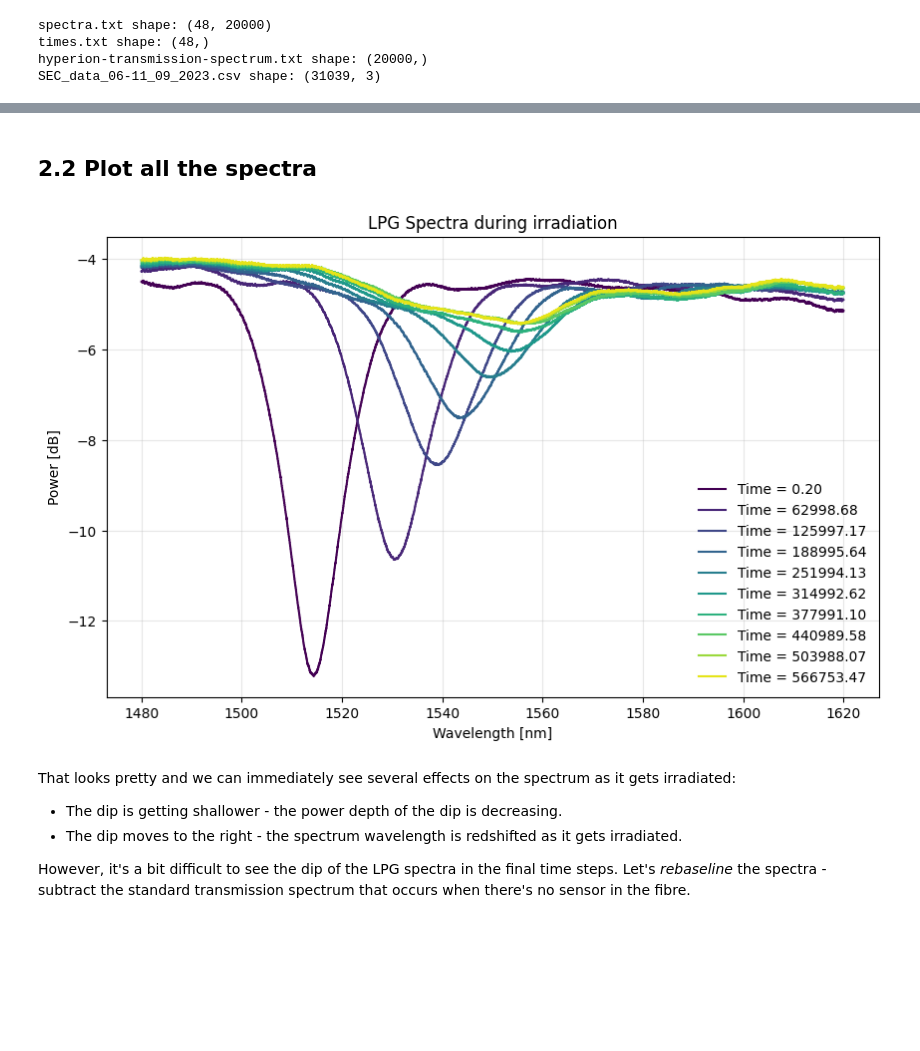
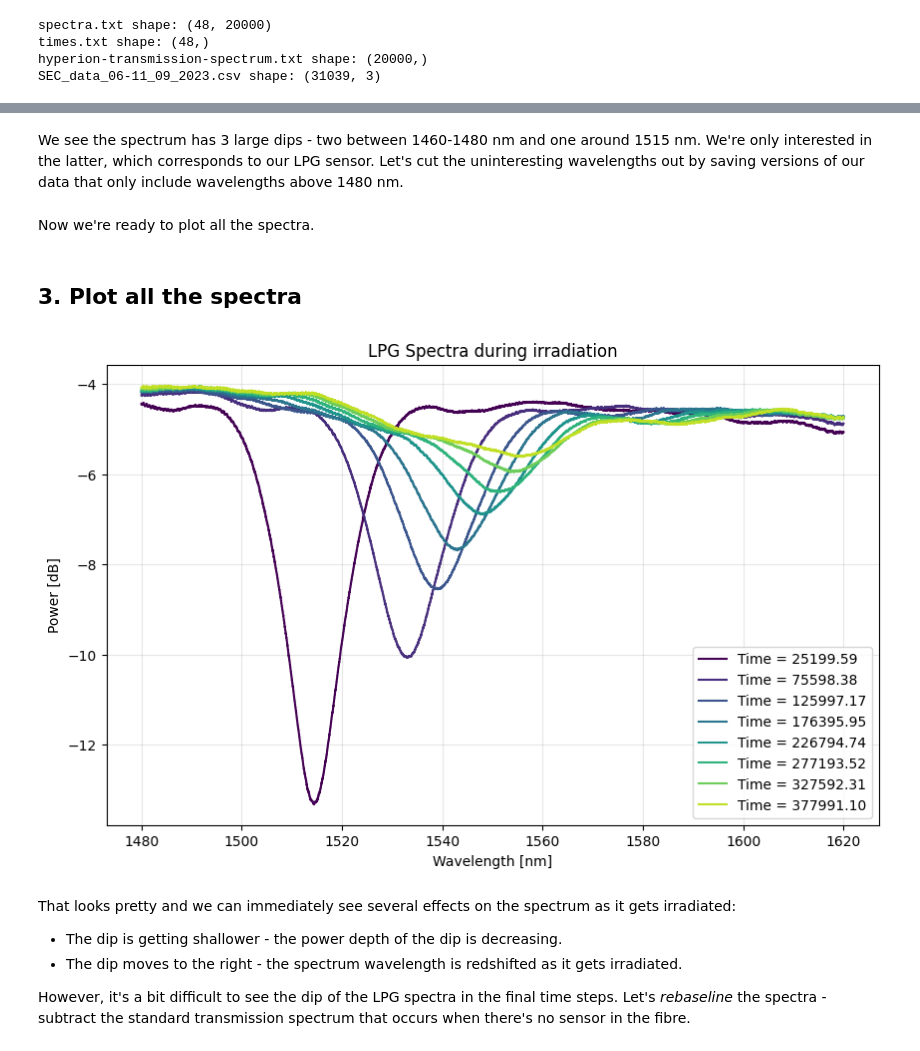
Before and after one commit to rsamconn/Fibre-optics-demo, a Jupyter notebook: fibre-demo.ipynb, the cells around one changed output, grey strips where cells are left out. Cells and saved outputs as stored; diff of their text form; code cells hidden in the pictures; blank space fills up the shorter version.

Commit message:
Reordered notebook, added analysis of time data.

```diff
--- a/fibre-demo.ipynb
+++ b/fibre-demo.ipynb
@@ -78,0 +230,6 @@ wavelengths_LPG_only = wavelengths[2500:]
+# %%
+# Cut the spectra and times data to only include the steps 3-34
+start_index = 2  # Step 3 corresponds to index 2
+end_index = 33   # Step 34 corresponds to index 33
+spectra_cut = spectra[start_index:end_index + 1, :]
+times_cut = times[start_index:end_index + 1]
@@ -79,5 +269,18 @@ wavelengths_LPG_only = wavelengths[2500:]
+# %% [markdown]
+We see the spectrum has 3 large dips - two between 1460-1480 nm and one around 1515 nm.
+We're only interested in the latter, which corresponds to our LPG sensor.
+Let's cut the uninteresting wavelengths out by saving versions of our data that only include wavelengths above 1480 nm.
+# %%
+# Find the index of the first wavelength above 1480 nm
+wavelength_cutoff = np.where(wavelengths >= 1480)[0][0]
+
+# Slice the spectra to only include wavelengths above 1480 nm
+spectra_LPG_only = spectra_cut[:, wavelength_cutoff:]
+wavelengths_LPG_only = wavelengths[wavelength_cutoff:]
+# %% [markdown]
+Now we're ready to plot all the spectra.
 # %% [markdown]
-## 2.2 Plot all the spectra
+## 3. Plot all the spectra
 # %%
 # Function to plot multiple spectra
 import matplotlib.pyplot as plt
@@ -117,9 +320,9 @@ def plot_spectra(time_data, spectral_data, wavelength_data, start_idx, end_idx,
     plt.show()
 # %%
 # Plot all the spectra
-plot_spectra(times, spectra_LPG_only, wavelengths_LPG_only, start_idx=0, end_idx=-1, time_step=5, title='LPG Spectra during irradiation')
+plot_spectra(times_cut, spectra_LPG_only, wavelengths_LPG_only, start_idx=0, end_idx=-1, time_step=4, title='LPG Spectra during irradiation')
 # %% [output]
-[figure, old version]
+[figure, new version]
 # %% [markdown]
 That looks pretty and we can immediately see several effects on the spectrum as it gets irradiated:
 - The dip is getting shallower - the power depth of the dip is decreasing.
```
Also changed, not shown: parts of 35 cells of this notebook.
